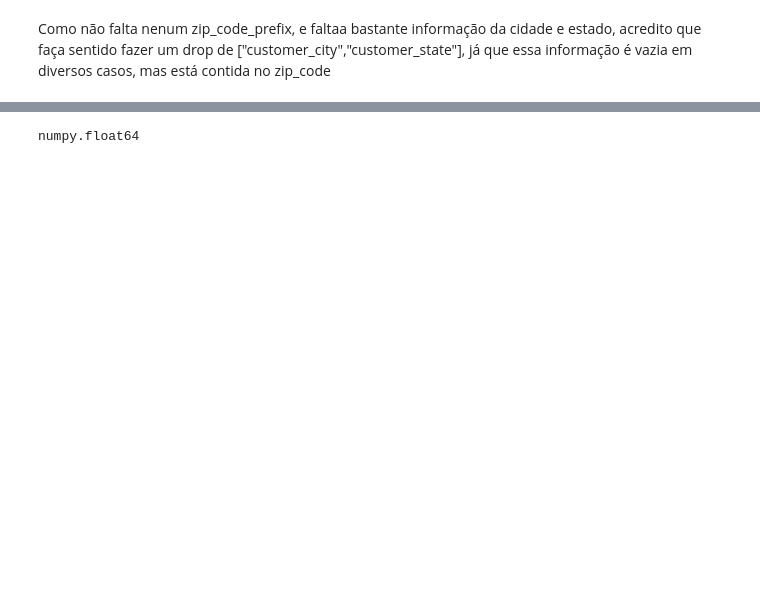
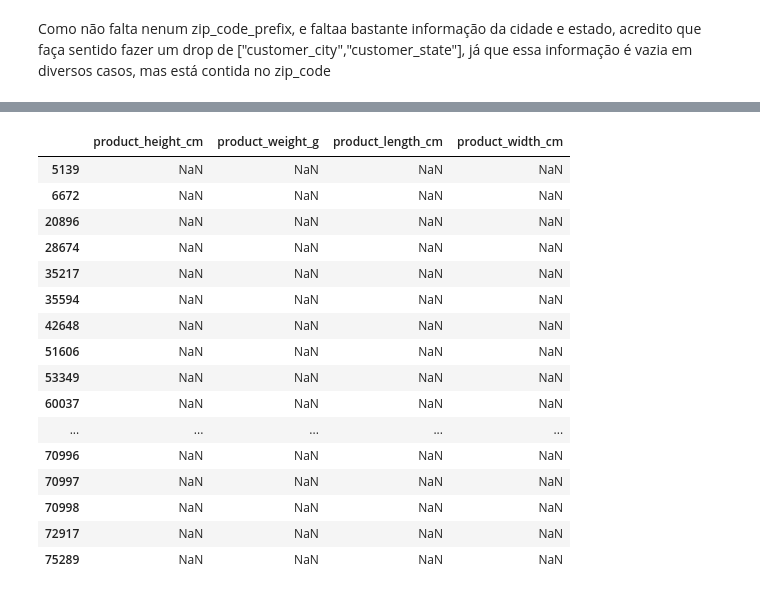
Before and after one commit to mateusono1/De-Company, a Jupyter notebook: main.ipynb, the cells around one changed output, grey strips where cells are left out. Cells and saved outputs as stored; diff of their text form; code cells hidden in the pictures; blank space fills up the shorter version.

```diff
--- a/main.ipynb
+++ b/main.ipynb
@@ -75,6 +81,22 @@ dtype: int64
 # %%
 df.loc[df["product_height_cm"].isnull(),["product_height_cm","product_weight_g","product_length_cm","product_width_cm"]]
-type(df.loc[20897,"product_height_cm"])
+#type(df.loc[5139,"product_height_cm"])
 # %% [output]
-numpy.float64
+|  | product_height_cm | product_weight_g | product_length_cm | product_width_cm |
+| 5139 | NaN | NaN | NaN | NaN |
+| 6672 | NaN | NaN | NaN | NaN |
+| 20896 | NaN | NaN | NaN | NaN |
+| 28674 | NaN | NaN | NaN | NaN |
+| 35217 | NaN | NaN | NaN | NaN |
+| 35594 | NaN | NaN | NaN | NaN |
+| 42648 | NaN | NaN | NaN | NaN |
+| 51606 | NaN | NaN | NaN | NaN |
+| 53349 | NaN | NaN | NaN | NaN |
+| 60037 | NaN | NaN | NaN | NaN |
+| ... | ... | ... | ... | ... |
+| 70996 | NaN | NaN | NaN | NaN |
+| 70997 | NaN | NaN | NaN | NaN |
+| 70998 | NaN | NaN | NaN | NaN |
+| 72917 | NaN | NaN | NaN | NaN |
+| 75289 | NaN | NaN | NaN | NaN |
 # %% [markdown]
```
Also changed, not shown: parts of 16 cells of this notebook.
